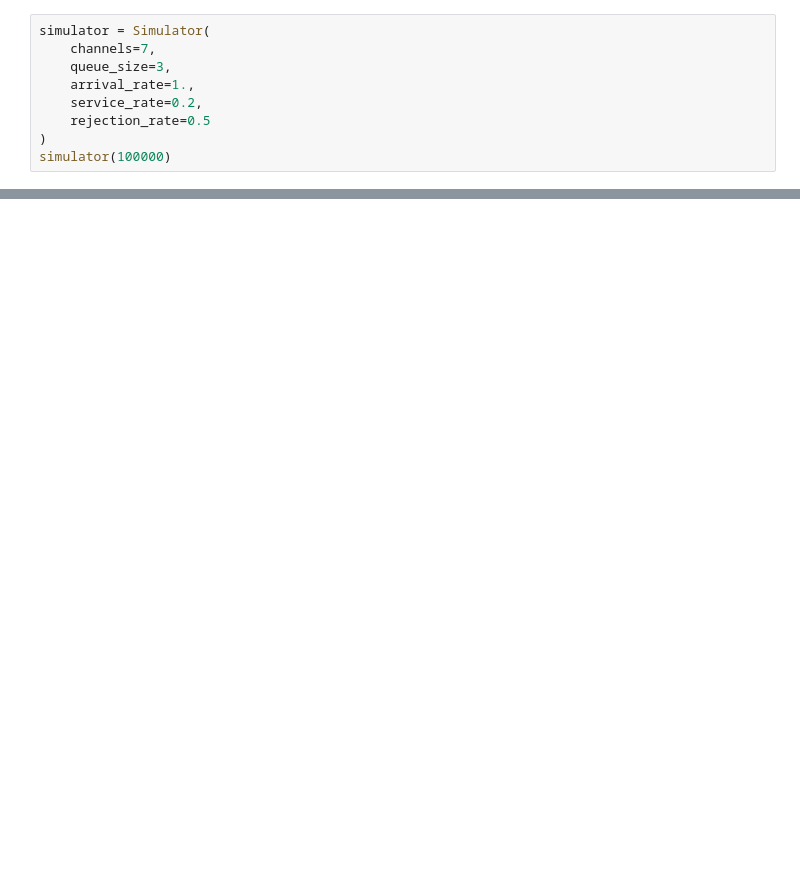
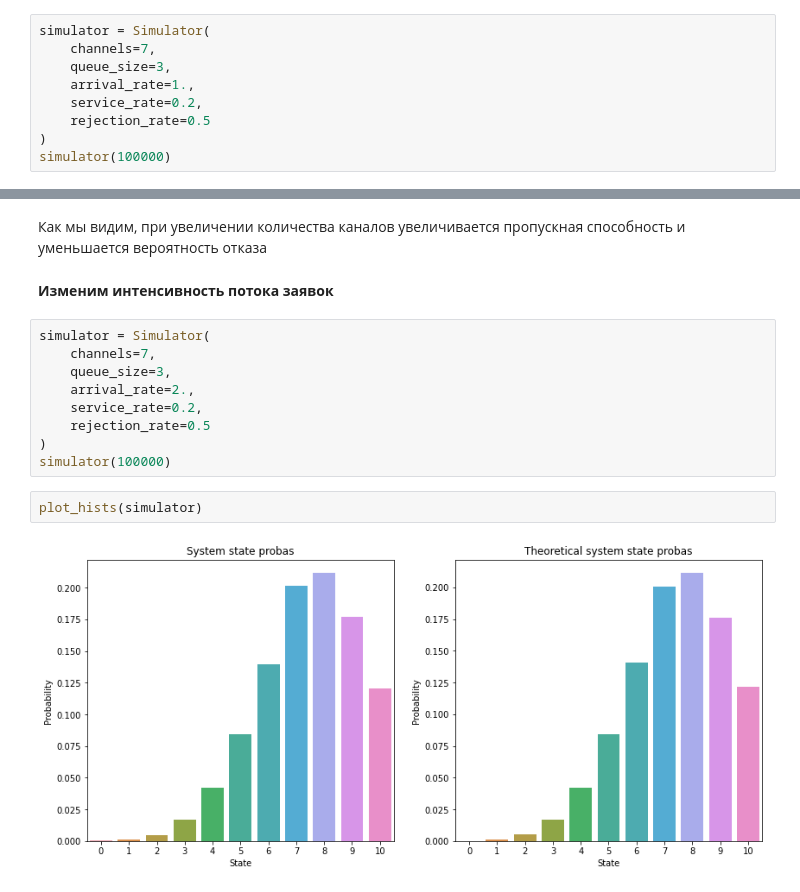
Before and after one commit to dinohunter2836/matmod, a Jupyter notebook: lab2.ipynb, the cells around one changed output, grey strips where cells are left out. Saved outputs shown, nothing was run; the diff lists cells and outputs as text; blank space fills up the shorter version.

```diff
--- a/lab2.ipynb
+++ b/lab2.ipynb
@@ -293,0 +360,17 @@ stats_dataframe(simulator)
+# %% [markdown]
+Как мы видим, при увеличении количества каналов увеличивается пропускная способность и уменьшается вероятность отказа
+# %% [markdown]
+**Изменим интенсивность потока заявок**
+# %%
+simulator = Simulator(
+    channels=7,
+    queue_size=3,
+    arrival_rate=2.,
+    service_rate=0.2,
+    rejection_rate=0.5
+)
+simulator(100000)
+# %%
+plot_hists(simulator)
+# %% [output]
+[figure, added]
```
Also changed, not shown: parts of 38 cells of this notebook.
